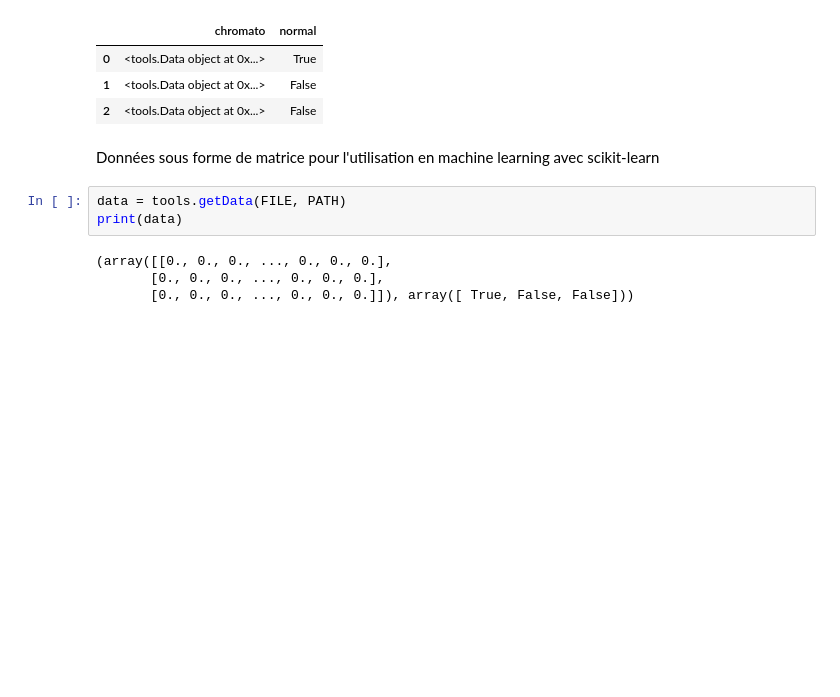
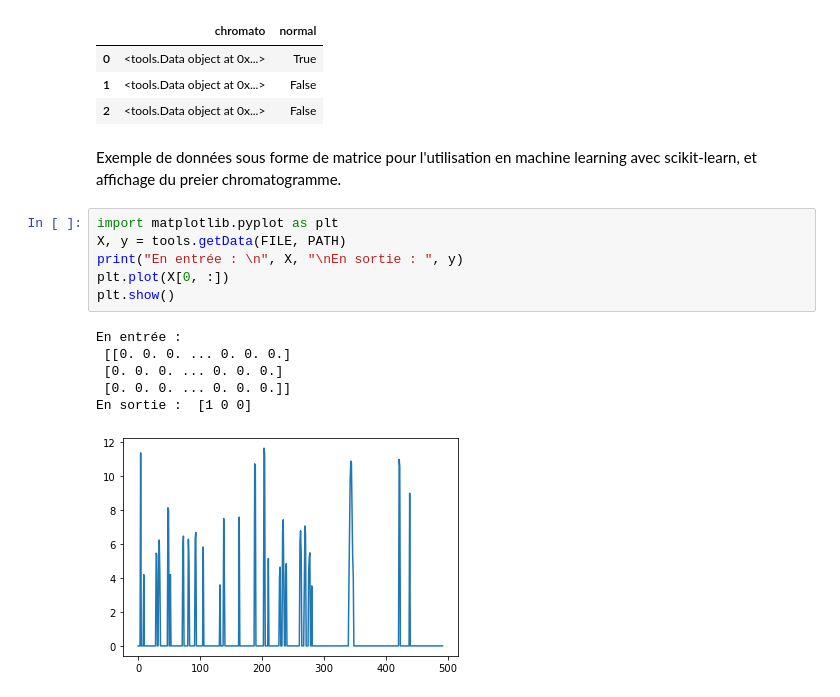
Before and after one commit to Yuremon/GCMS, a Jupyter notebook: src/database.ipynb, the cells around one changed output. Saved outputs shown, nothing was run; the diff lists cells and outputs as text; blank space fills up the shorter version.

```diff
--- a/src/database.ipynb
+++ b/src/database.ipynb
@@ -69,11 +77,17 @@ db.loc[:, ['chromato', 'normal']]
 | 1 | <tools.Data object at 0x...> | False |
 | 2 | <tools.Data object at 0x...> | False |
 # %% [markdown]
-Données sous forme de matrice pour l'utilisation en machine learning avec scikit-learn
+Exemple de données sous forme de matrice pour l'utilisation en machine learning avec scikit-learn, et affichage du preier chromatogramme.
-# %%
-data = tools.getData(FILE, PATH)
-print(data)
-# %% [output]
-(array([[0., 0., 0., ..., 0., 0., 0.],
-       [0., 0., 0., ..., 0., 0., 0.],
-       [0., 0., 0., ..., 0., 0., 0.]]), array([ True, False, False]))
+# %%
+import matplotlib.pyplot as plt
+X, y = tools.getData(FILE, PATH)
+print("En entrée : \n", X, "\nEn sortie : ", y)
+plt.plot(X[0, :])
+plt.show()
+# %% [output]
+En entrée :
+ [[0. 0. 0. ... 0. 0. 0.]
+ [0. 0. 0. ... 0. 0. 0.]
+ [0. 0. 0. ... 0. 0. 0.]]
+En sortie :  [1 0 0]
+[figure, added]
```
Also changed, not shown: parts of 5 cells of this notebook, 5 other files.
